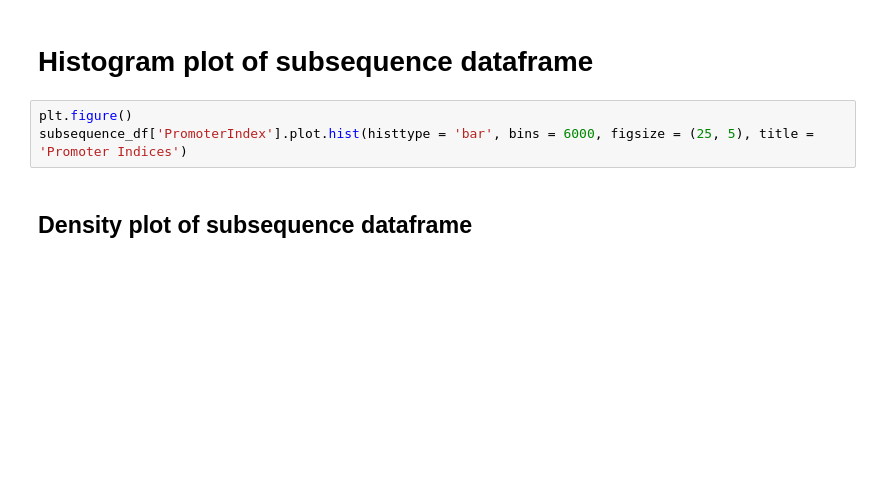
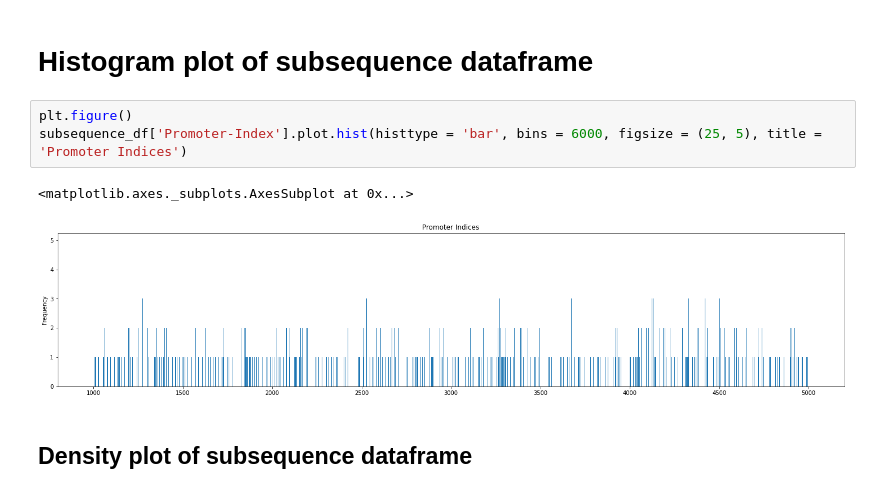
Before and after one commit to Donovanphenry/Hide_And_Seq, a Jupyter notebook: JupNoteBookCode/Hide_And_Seq.ipynb, the cells around one changed output. Drawn from its saved outputs; the diff is of its cells as text; blank space fills up the shorter version.

```diff
--- a/JupNoteBookCode/Hide_And_Seq.ipynb
+++ b/JupNoteBookCode/Hide_And_Seq.ipynb
@@ -176,7 +308,10 @@ print(subsequence_df['PromoterIndex'].value_counts())
 # Histogram plot of subsequence dataframe
 # %%
 plt.figure()
-subsequence_df['PromoterIndex'].plot.hist(histtype = 'bar', bins = 6000, figsize = (25, 5), title = 'Promoter Indices')
+subsequence_df['Promoter-Index'].plot.hist(histtype = 'bar', bins = 6000, figsize = (25, 5), title = 'Promoter Indices')
+# %% [output]
+<matplotlib.axes._subplots.AxesSubplot at 0x...>
+[figure, added]
 # %% [markdown]
 ## Density plot of subsequence dataframe
 # %%
```
Also changed, not shown: parts of 14 cells of this notebook.
